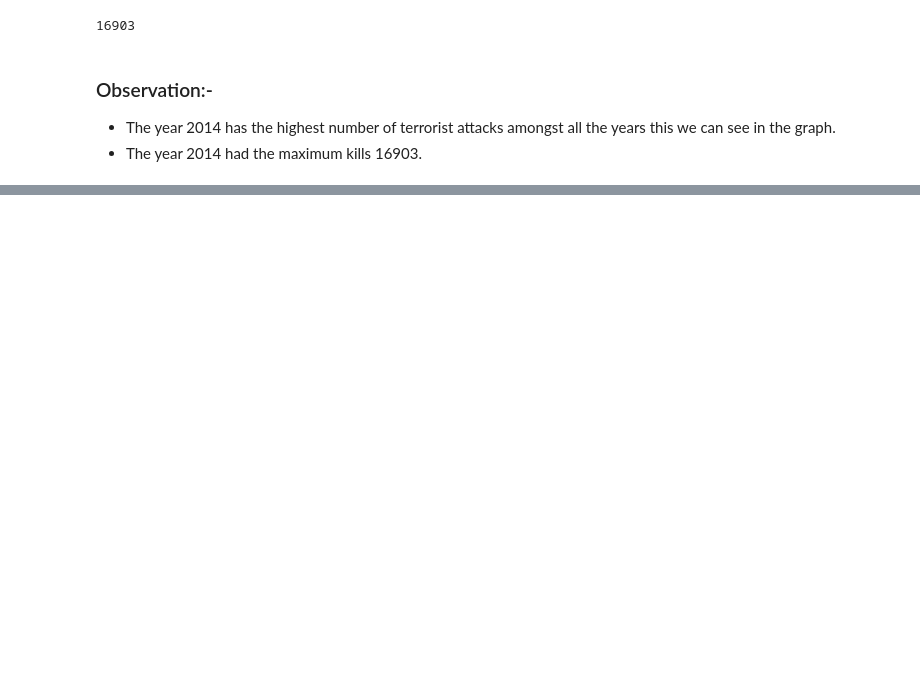
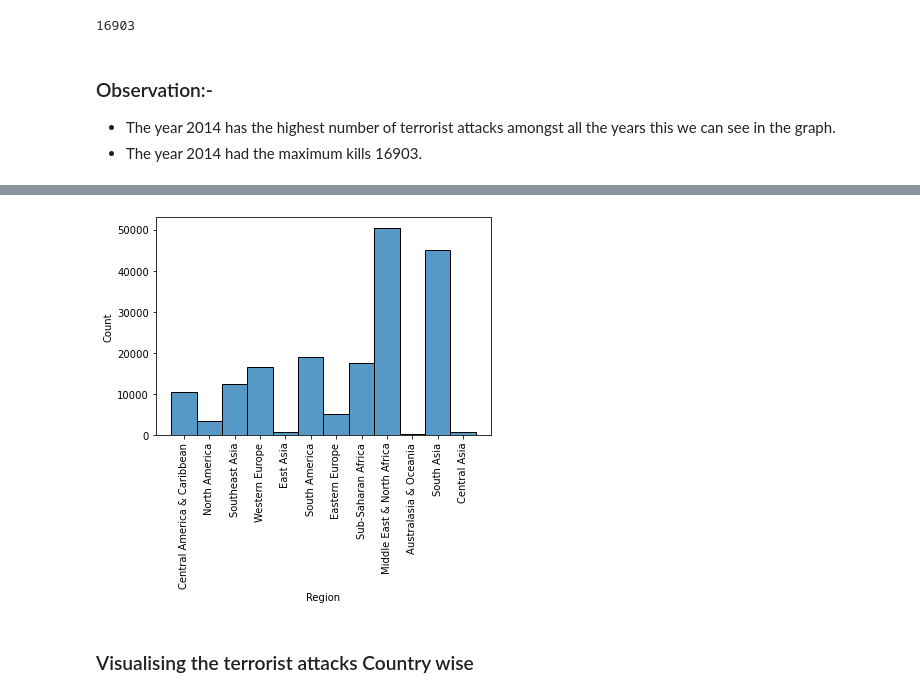
Before and after one commit to FiNiX-GaMmA/Global_terrorism-EDA_project, a Jupyter notebook: worsheet.ipynb, the cells around one changed output, grey strips where cells are left out. Drawn from its saved outputs; the diff is of its cells as text; code cells hidden in the pictures; blank space fills up the shorter version.

Commit message:
adding remaining graphs making provison for update

```diff
--- a/worsheet.ipynb
+++ b/worsheet.ipynb
@@ -232,0 +253,8 @@ data["Year"].value_counts().max()
+# %%
+sns.histplot(data["Region"])
+plt.xticks(rotation=90)
+plt.show()
+# %% [output]
+[figure, added]
+# %% [markdown]
+### Visualising the terrorist attacks Country wise
```
Also changed, not shown: parts of 17 cells of this notebook.
